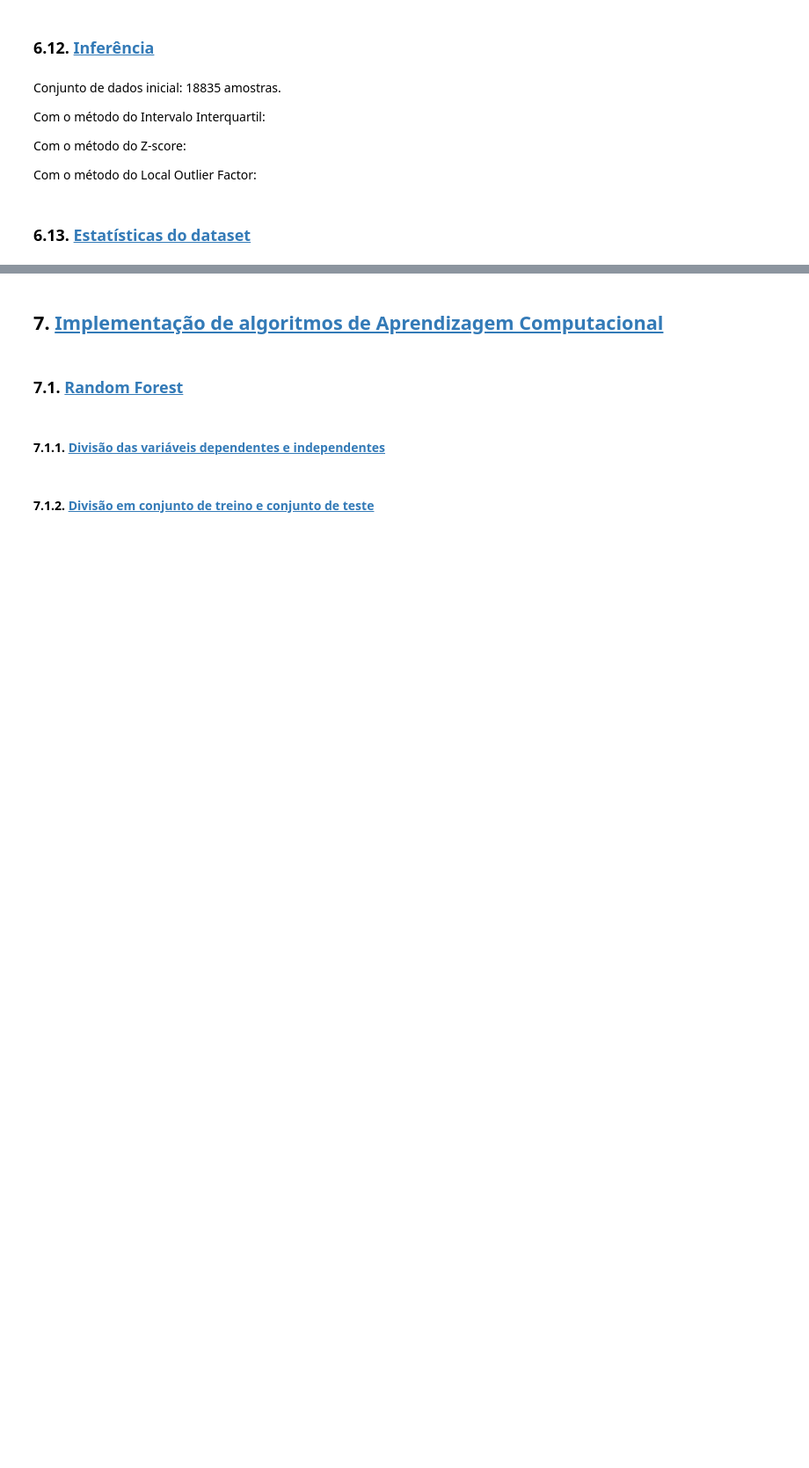
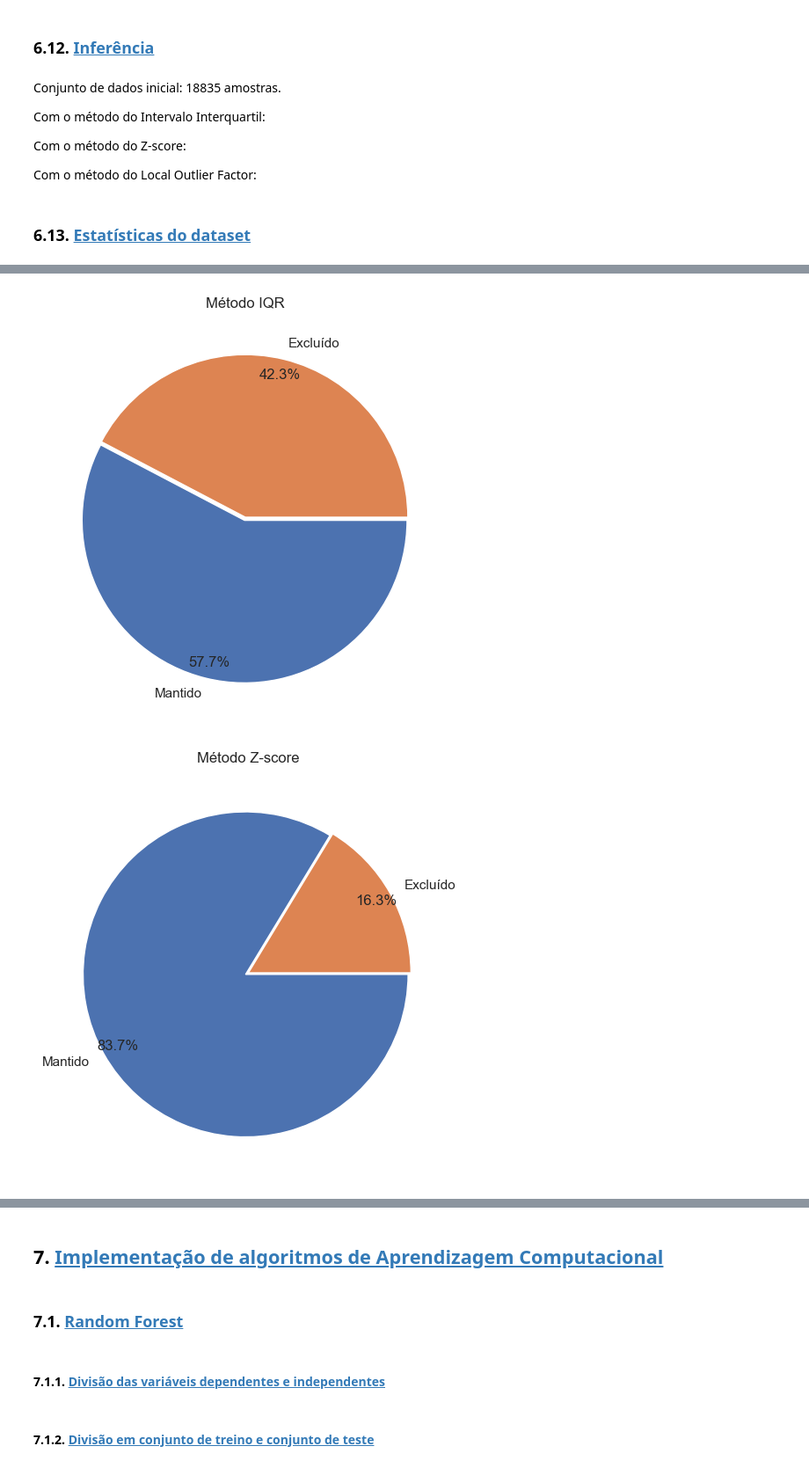
Before and after one commit to pfcv99/AC_Popularidade_musicas, a Jupyter notebook: Trabalho.ipynb, the cells around one changed output, grey strips where cells are left out. Shown at 88% size. Drawn from its saved outputs; the diff is of its cells as text; code cells hidden in the pictures; blank space fills up the shorter version.

```diff
--- a/Trabalho.ipynb
+++ b/Trabalho.ipynb
@@ -675,0 +637,23 @@ plt.show()
+# %%
+import matplotlib.pyplot as plt
+
+# Definindo as cores
+sns.set_theme(style="darkgrid")
+
+methods = [('Método IQR', df_IQR), ('Método Z-score', df_Z), ('Método LOF', df_LOF), ('Método Variável a Variável', df_VAR)]
+
+for title, df in methods:
+    fig, ax = plt.subplots(figsize=(6, 6))
+    ax.set_title(title)
+    ax.pie([df.shape[0], df_raw.shape[0] - df.shape[0]],
+           radius=1,
+           labels=['Mantido', 'Excluído'],
+           counterclock=False,
+           autopct='%1.1f%%',
+           pctdistance=0.9,
+           explode=[0.02, 0],
+           shadow=False)
+    plt.show()
+# %% [output]
+[figure, added]
+[figure, added]
```
Also changed, not shown: parts of 16 cells of this notebook.
